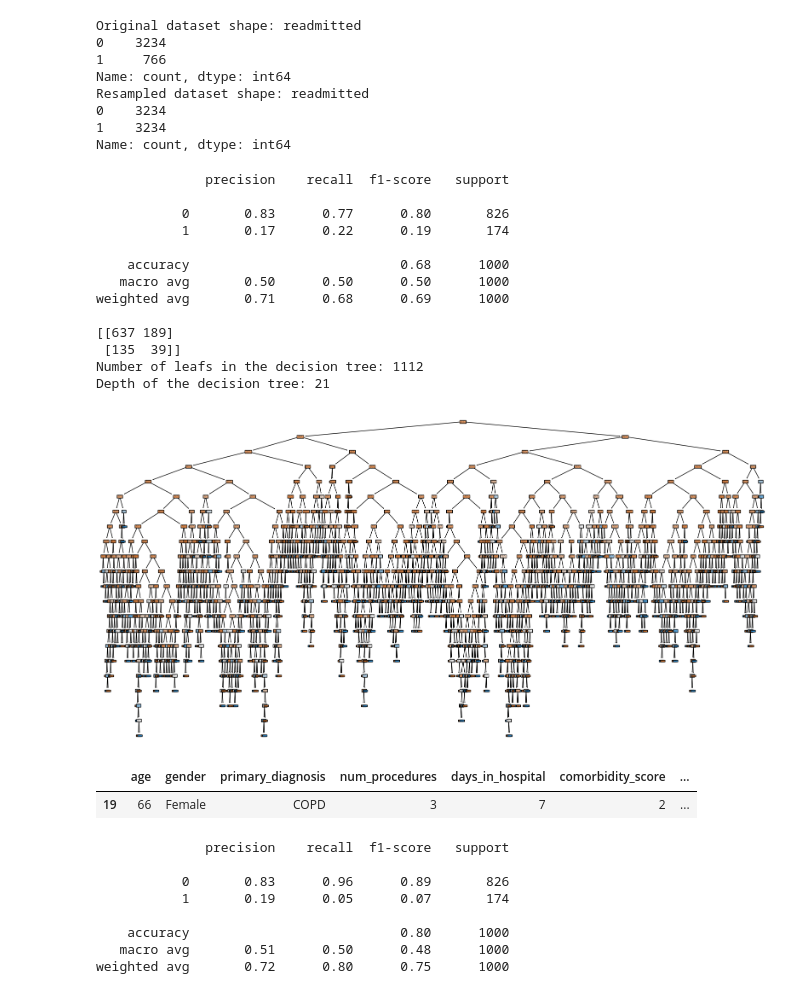
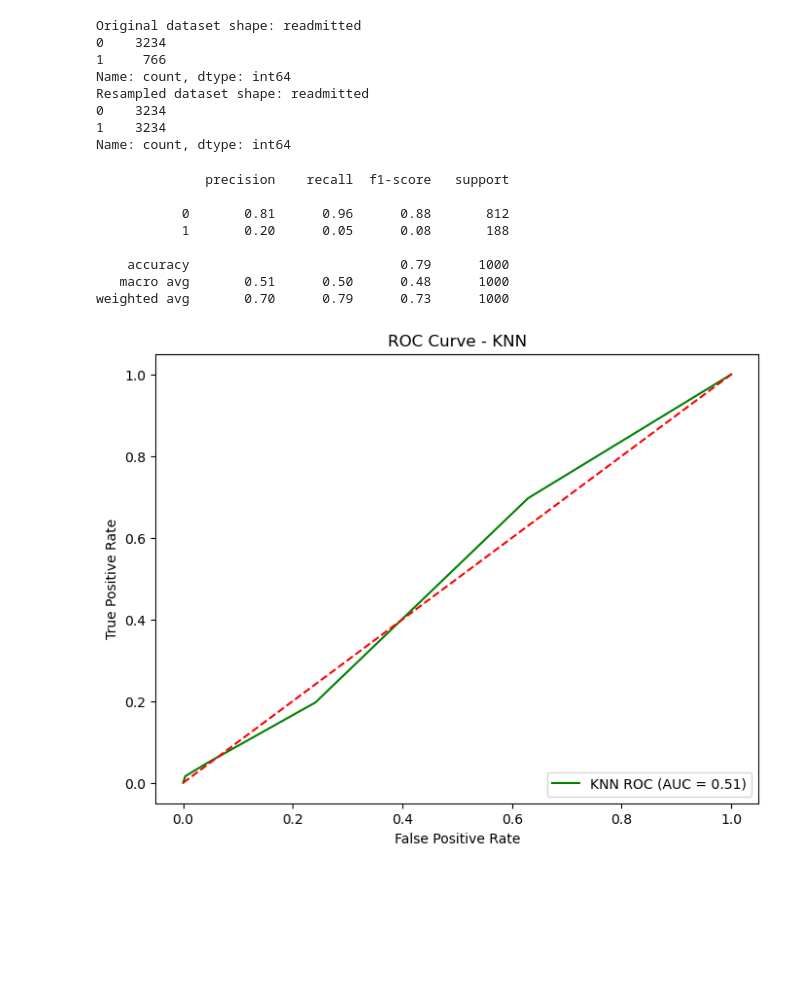
Before and after one commit to SairaBatool010/Hospital-Readmission-Prediction, a Jupyter notebook: SupervisedLearning.ipynb, the cells around one changed output. Saved outputs shown, nothing was run; the diff lists cells and outputs as text; code cells hidden in the pictures; blank space fills up the shorter version.

```diff
--- a/SupervisedLearning.ipynb
+++ b/SupervisedLearning.ipynb
@@ -497,64 +547,35 @@ Resampled dataset shape: readmitted
 0    3234
 1    3234
 Name: count, dtype: int64
-# %%
-from sklearn.model_selection import train_test_split
-from sklearn.tree import DecisionTreeClassifier
-
-x,y=training_data_encoded.drop('readmitted',axis=1),training_data_encoded['readmitted']
-x_train,x_test,y_train,y_test=train_test_split(x,y,test_size=0.2,random_state=42)
-model=DecisionTreeClassifier()
-#print the number of leafs in the decision tree
-model.fit(x_train,y_train)
-y_pred=model.predict(x_test)
-from sklearn.metrics import classification_report,confusion_matrix
-print(classification_report(y_test,y_pred))
-print(confusion_matrix(y_test,y_pred))
-print("Number of leafs in the decision tree:",model.get_n_leaves())
-print("Depth of the decision tree:",model.get_depth())
-# %% [output]
-              precision    recall  f1-score   support
-
-           0       0.83      0.77      0.80       826
-           1       0.17      0.22      0.19       174
-
-    accuracy                           0.68      1000
-   macro avg       0.50      0.50      0.50      1000
-weighted avg       0.71      0.68      0.69      1000
-
-[[637 189]
- [135  39]]
-Number of leafs in the decision tree: 1112
-Depth of the decision tree: 21
-# %%
-# visualize the decision tree
-from sklearn.tree import plot_tree
-plt.figure(figsize=(20,10))
-plot_tree(model,filled=True)
-plt.show()
-# %% [output]
-[figure, removed]
-# %%
-#give me an example from the dataset  in which the readmitted is one
-training_data[training_data['readmitted']==1].head(1)
-# %% [output]
-|  | age | gender | primary_diagnosis | num_procedures | days_in_hospital | comorbidity_score | ... |
-| 19 | 66 | Female | COPD | 3 | 7 | 2 | ... |
 # %%
 from sklearn.neighbors import KNeighborsClassifier
 knn=KNeighborsClassifier(n_neighbors=5)
 knn.fit(x_train,y_train)
 y_pred_knn=knn.predict(x_test)
 print(classification_report(y_test,y_pred_knn))
+
+#ROC curve and AUC for KNN
+y_prob_knn = knn.predict_proba(x_test)[:, 1]
+fpr_knn, tpr_knn, thresholds_knn = roc_curve(y_test, y_prob_knn)
+roc_auc_knn = auc(fpr_knn, tpr_knn)
+plt.figure(figsize=(8, 6))
+plt.plot(fpr_knn, tpr_knn, color='green', label=f'KNN ROC (AUC = {roc_auc_knn:.2f})')
+plt.plot([0, 1], [0, 1], color='red', linestyle='--')
+plt.xlabel('False Positive Rate')
+plt.ylabel('True Positive Rate')
+plt.title('ROC Curve - KNN')
+plt.legend(loc='lower right')
+plt.show()
 # %% [output]
               precision    recall  f1-score   support
 
-           0       0.83      0.96      0.89       826
-           1       0.19      0.05      0.07       174
+           0       0.81      0.96      0.88       812
+           1       0.20      0.05      0.08       188
 
-    accuracy                           0.80      1000
+    accuracy                           0.79      1000
    macro avg       0.51      0.50      0.48      1000
-weighted avg       0.72      0.80      0.75      1000
+weighted avg       0.70      0.79      0.73      1000
+[figure, added]
 # %%
 from sklearn.naive_bayes import MultinomialNB
 nb=MultinomialNB()
```
Also changed, not shown: parts of 11 cells of this notebook.
